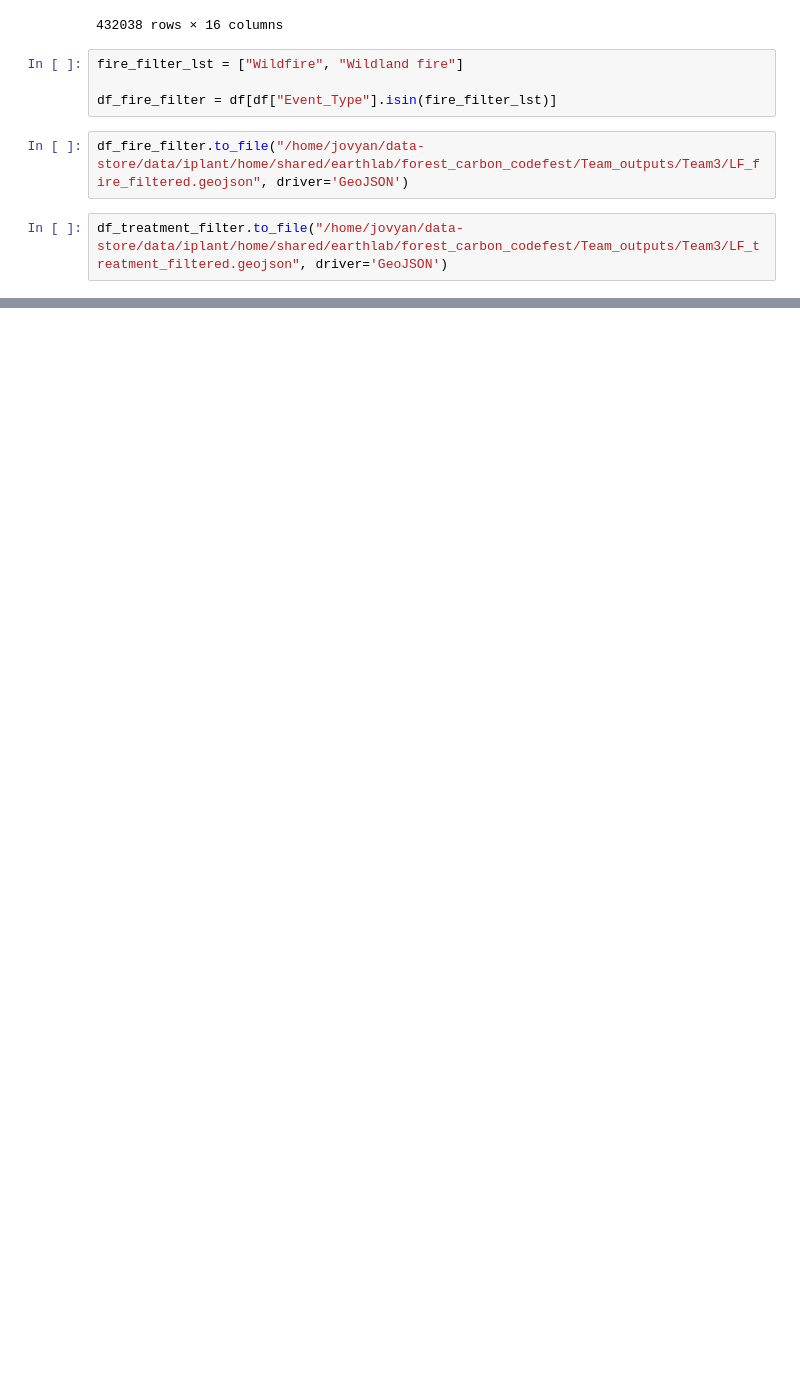
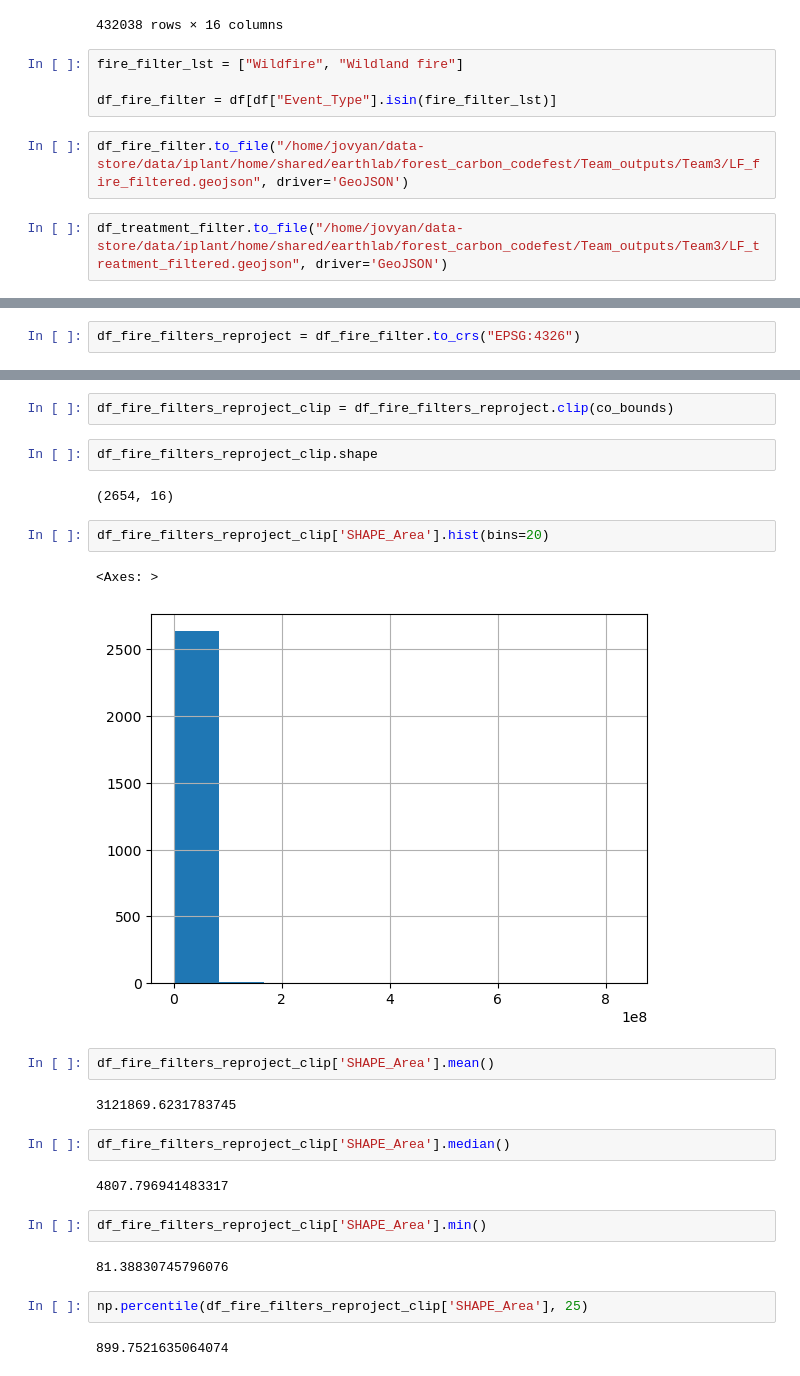
Before and after one commit to CU-ESIIL/FCC24_Group_3, a Jupyter notebook: code/data_exploration/landfire_exploration.ipynb, the cells around one changed output, grey strips where cells are left out. Cells and saved outputs as stored; diff of their text form; blank space fills up the shorter version.

Commit message:
landfire filtering

```diff
--- a/code/data_exploration/landfire_exploration.ipynb
+++ b/code/data_exploration/landfire_exploration.ipynb
@@ -44,0 +77,2 @@ df_treatment_filter.to_file("/home/jovyan/data-store/data/iplant/home/shared/ear
+# %%
+df_fire_filters_reproject = df_fire_filter.to_crs("EPSG:4326")
@@ -44,0 +93,27 @@ df_treatment_filter.to_file("/home/jovyan/data-store/data/iplant/home/shared/ear
+# %%
+df_fire_filters_reproject_clip = df_fire_filters_reproject.clip(co_bounds)
+# %%
+df_fire_filters_reproject_clip.shape
+# %% [output]
+(2654, 16)
+# %%
+df_fire_filters_reproject_clip['SHAPE_Area'].hist(bins=20)
+# %% [output]
+<Axes: >
+[figure, added]
+# %%
+df_fire_filters_reproject_clip['SHAPE_Area'].mean()
+# %% [output]
+3121869.6231783745
+# %%
+df_fire_filters_reproject_clip['SHAPE_Area'].median()
+# %% [output]
+4807.796941483317
+# %%
+df_fire_filters_reproject_clip['SHAPE_Area'].min()
+# %% [output]
+81.38830745796076
+# %%
+np.percentile(df_fire_filters_reproject_clip['SHAPE_Area'], 25)
+# %% [output]
+899.7521635064074
```
Also changed, not shown: parts of 28 cells of this notebook.
